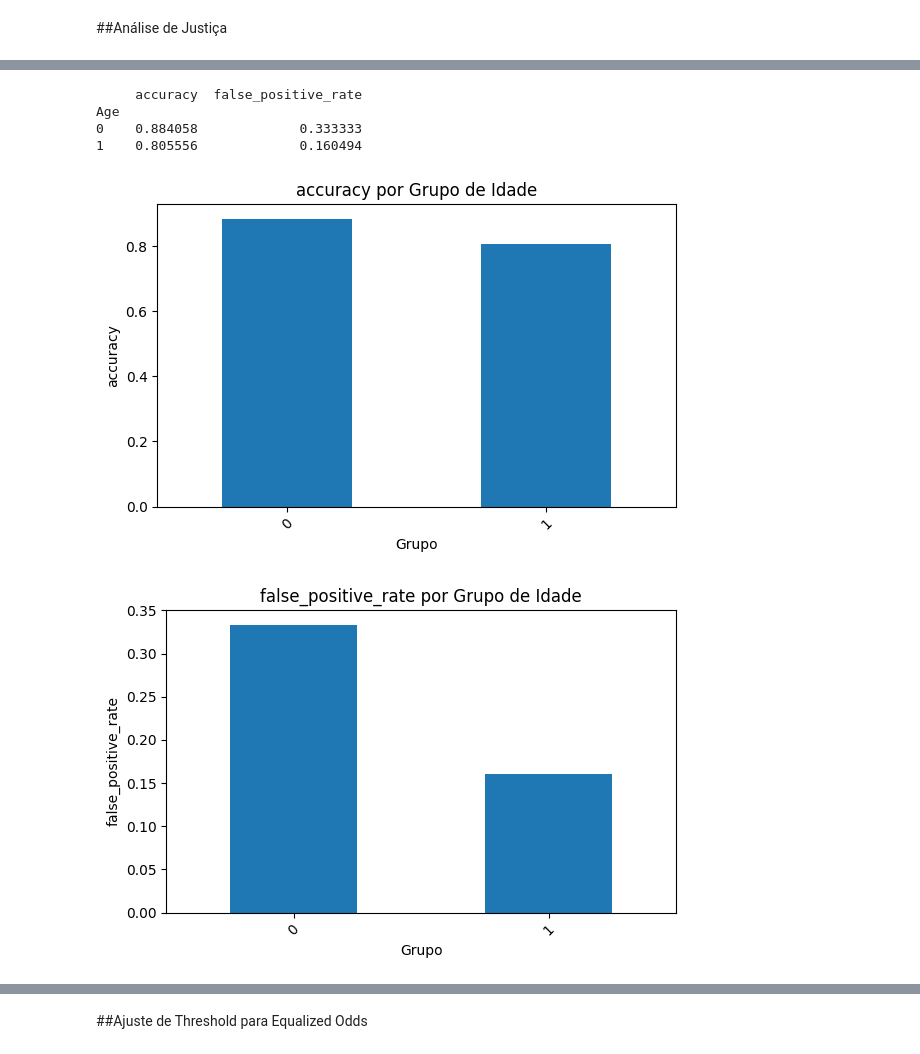
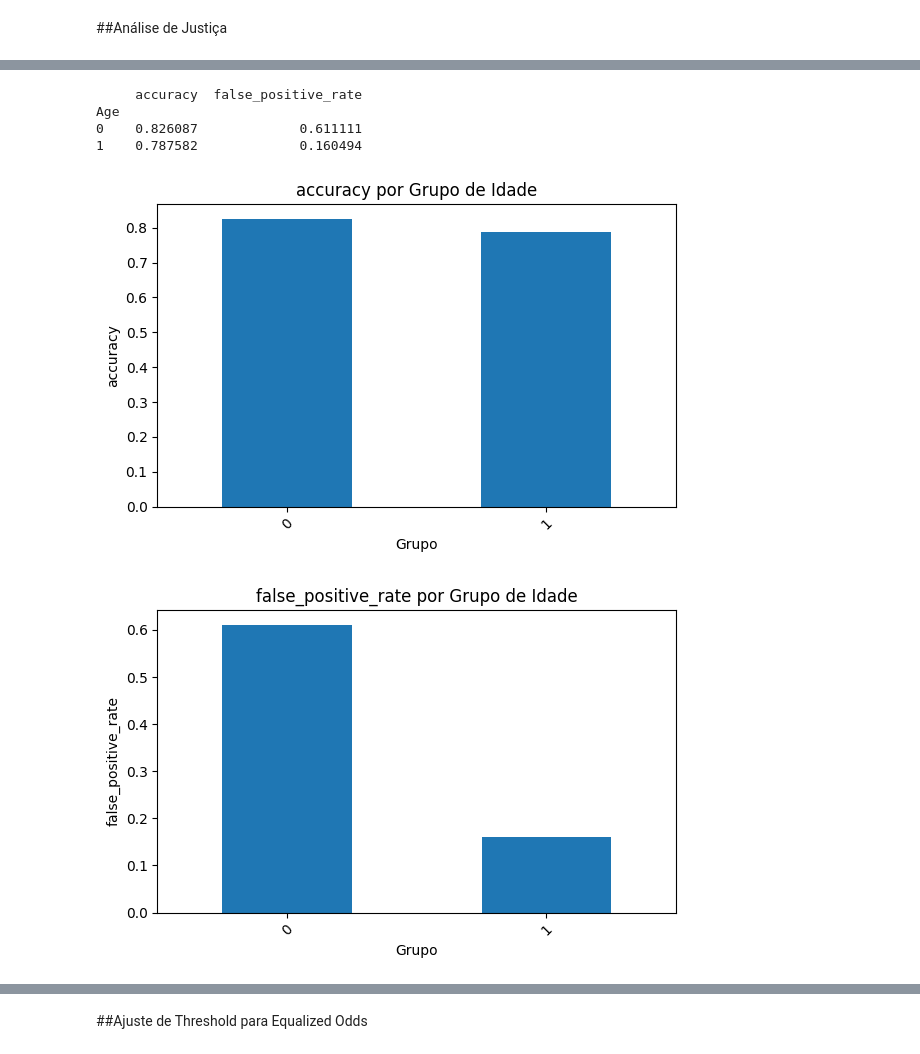
Before and after one commit to thalesgmendes/titanic-survival-analysis, a Jupyter notebook: Rede_Neurais_Avaliação_P3.ipynb, the cells around one changed output, grey strips where cells are left out. Saved outputs shown, nothing was run; the diff lists cells and outputs as text; code cells hidden in the pictures.

```diff
--- a/Rede_Neurais_Avaliação_P3.ipynb
+++ b/Rede_Neurais_Avaliação_P3.ipynb
@@ -679,14 +689,9 @@ Y = df_balanced["Survived"]  # Variável alvo (0 ou 1), que indica se o passagei
 
 X = df_4  # Subconjunto dos dados
 
-sensivel = X['Age']
-
 # Divisão dos dados
-# X_train, X_val, y_train, y_val = train_test_split(
-#     X, Y, test_size=0.2, random_state=SEED)
-
 X_train, X_val, y_train, y_val = train_test_split(
-    X, Y, test_size=0.3, random_state=SEED)
+    X, Y, test_size=0.2, random_state=SEED, stratify=X['PclassSex'])
 # %%
 X_teste = df_teste_new.drop(['Survived'], axis=1)
 Y_teste = df_teste_new['Survived']
@@ -1193,35 +1142,35 @@ from sklearn.metrics import accuracy_score
 
 metrics = {
     'accuracy': accuracy_score,
     'false_positive_rate': false_positive_rate,
 }
 
 
 grouped_on_race = MetricFrame(metrics=metrics,
                                y_true=Y,
-                               y_pred=Y_pred_z,
+                               y_pred=Y_pred_r,
                                sensitive_features=A_train["AgeGroup"])
 
 print(grouped_on_race.by_group)
 
 metrics_by_group = grouped_on_race.by_group
 
 # Plotar cada métrica
 for metric in metrics_by_group.columns:
     metrics_by_group[metric].plot(
         kind="bar",
         title=f"{metric} por Grupo de Idade",
         xlabel="Grupo",
         ylabel=metric,
         figsize=(6, 4)
     )
     plt.xticks(rotation=45)
     plt.tight_layout()  # Ajusta automaticamente o espaçamento
     plt.show()
 # %% [output]
      accuracy  false_positive_rate
 Age
-0    0.884058             0.333333
-1    0.805556             0.160494
+0    0.826087             0.611111
+1    0.787582             0.160494
-[figure, old version]
+[figure, new version]
-[figure, old version]
+[figure, new version]
```
Also changed, not shown: parts of 64 cells of this notebook.
